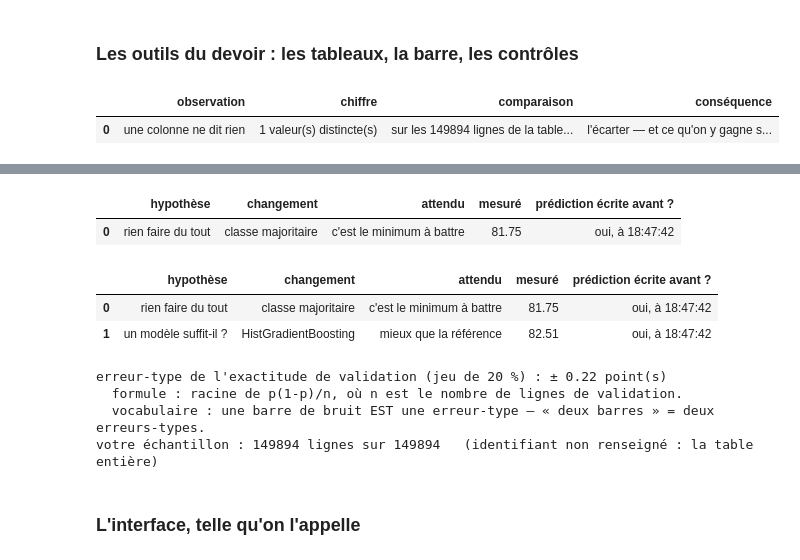
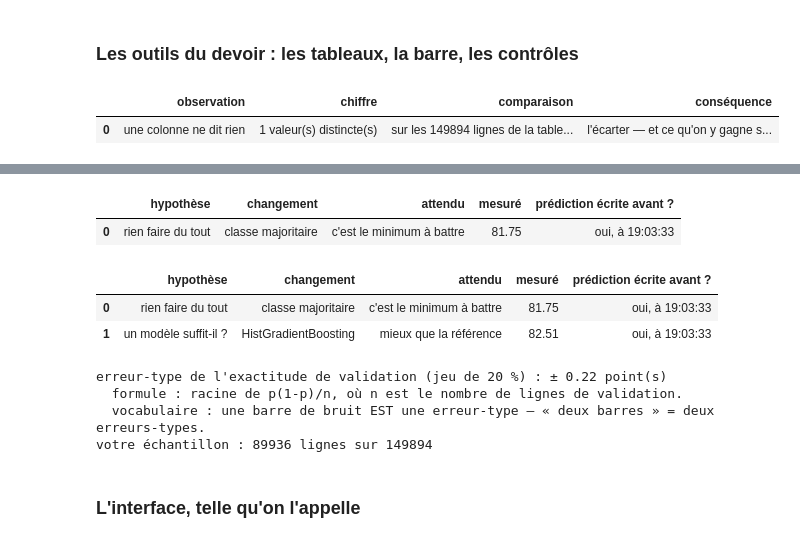
Before and after one commit to cadhns-jpg/esgc-vak_apprentissage-automatique, a Jupyter notebook: Devoir_maison_1.ipynb, the cells around one changed output, grey strips where cells are left out. Saved outputs shown, nothing was run; the diff lists cells and outputs as text; code cells hidden in the pictures.

```diff
--- a/Devoir_maison_1.ipynb
+++ b/Devoir_maison_1.ipynb
@@ -341,7 +341,7 @@ print("  vocabulaire : une barre de bruit EST une erreur-type — « deux barres
 #    et un chiffre recopié ne tombe pas juste. Le reste du devoir (le socle J1/J2) garde le
 #    protocole figé du cours — c'est voulu : ce qui doit être comparable entre tous reste
 #    comparable, et ce qui doit être VOTRE mesure est la vôtre.
-IDENTIFIANT_GITHUB = "…"          # <- remplacez par votre pseudo GitHub, comme dans l'URL
+IDENTIFIANT_GITHUB = "cadhns-jpg"          # <- remplacez par votre pseudo GitHub, comme dans l'URL
 import hashlib
 if IDENTIFIANT_GITHUB.strip() and IDENTIFIANT_GITHUB.strip() != '…':
     GRAINE = int(hashlib.sha256(IDENTIFIANT_GITHUB.strip().lower().encode('utf-8')).hexdigest()[:8], 16)
@@ -393,40 +393,40 @@ def controle(nom, quoi, indice='', des_que=None):
         ok = bool(quoi())
     except NameError:
         print(f'  (pas encore écrit)  {nom}')
         return
     except Exception as e:
         print(f'  REVOIR    {nom}   ->   {type(e).__name__} : {e}')
         return
     VERIFICATIONS.append({'contrôle': nom, 'tient': ok})
     print(('  ok        ' if ok else '  REVOIR    ') + nom + ('' if ok else '   ->   ' + indice))
 
 # le nombre de colonnes de la table AVANT votre feature (la question 10 s'y compare)
 n_colonnes_avant = X.shape[1]
 
 # les deux essais du haut du carnet J1 sont des AMORCES : ils ne comptent pas comme les vôtres.
 AMORCES = ('rien faire du tout', 'un modèle suffit-il ?')
 
 # la clé de la question 15 vit côté enseignant, pas ici : un vocabulaire de quatre familles,
 # c'est 4^6 combinaisons, et une empreinte de nom de colonne se casse en quelques secondes.
 # %% [output]
 |  | observation | chiffre | comparaison | conséquence |
 | 0 | une colonne ne dit rien | 1 valeur(s) distincte(s) | sur les 149894 lignes de la table... | l'écarter — et ce qu'on y gagne s... |
 |  | observation | chiffre | comparaison | conséquence |
 | 0 | une colonne ne dit rien | 1 valeur(s) distincte(s) | sur les 149894 lignes de la table... | l'écarter — et ce qu'on y gagne s... |
 | 1 | deux colonnes disent la même chose | corrélation 1,000 entre cout_acte... | contre moins de 0,05 pour les aut... | n'en garder qu'une |
 |  | observation | chiffre | comparaison | conséquence |
 | 0 | une colonne ne dit rien | 1 valeur(s) distincte(s) | sur les 149894 lignes de la table... | l'écarter — et ce qu'on y gagne s... |
 | 1 | deux colonnes disent la même chose | corrélation 1,000 entre cout_acte... | contre moins de 0,05 pour les aut... | n'en garder qu'une |
 | 2 | la cible est déséquilibrée | 18.25 % d'absents | contre 50 % pour un problème équi... | mesurer : cela conditionne la mét... |
 |  | hypothèse | changement | attendu | mesuré | prédiction écrite avant ? |
-| 0 | rien faire du tout | classe majoritaire | c'est le minimum à battre | 81.75 | oui, à 18:47:42 |
+| 0 | rien faire du tout | classe majoritaire | c'est le minimum à battre | 81.75 | oui, à 19:03:33 |
 |  | hypothèse | changement | attendu | mesuré | prédiction écrite avant ? |
-| 0 | rien faire du tout | classe majoritaire | c'est le minimum à battre | 81.75 | oui, à 18:47:42 |
-| 1 | un modèle suffit-il ? | HistGradientBoosting | mieux que la référence | 82.51 | oui, à 18:47:42 |
+| 0 | rien faire du tout | classe majoritaire | c'est le minimum à battre | 81.75 | oui, à 19:03:33 |
+| 1 | un modèle suffit-il ? | HistGradientBoosting | mieux que la référence | 82.51 | oui, à 19:03:33 |
 erreur-type de l'exactitude de validation (jeu de 20 %) : ± 0.22 point(s)
   formule : racine de p(1-p)/n, où n est le nombre de lignes de validation.
   vocabulaire : une barre de bruit EST une erreur-type — « deux barres » = deux erreurs-types.
-votre échantillon : 149894 lignes sur 149894   (identifiant non renseigné : la table entière)
+votre échantillon : 89936 lignes sur 149894
 # %% [markdown]
 ### L'interface, telle qu'on l'appelle
 # %%
```
Also changed, not shown: parts of 6 cells of this notebook.
